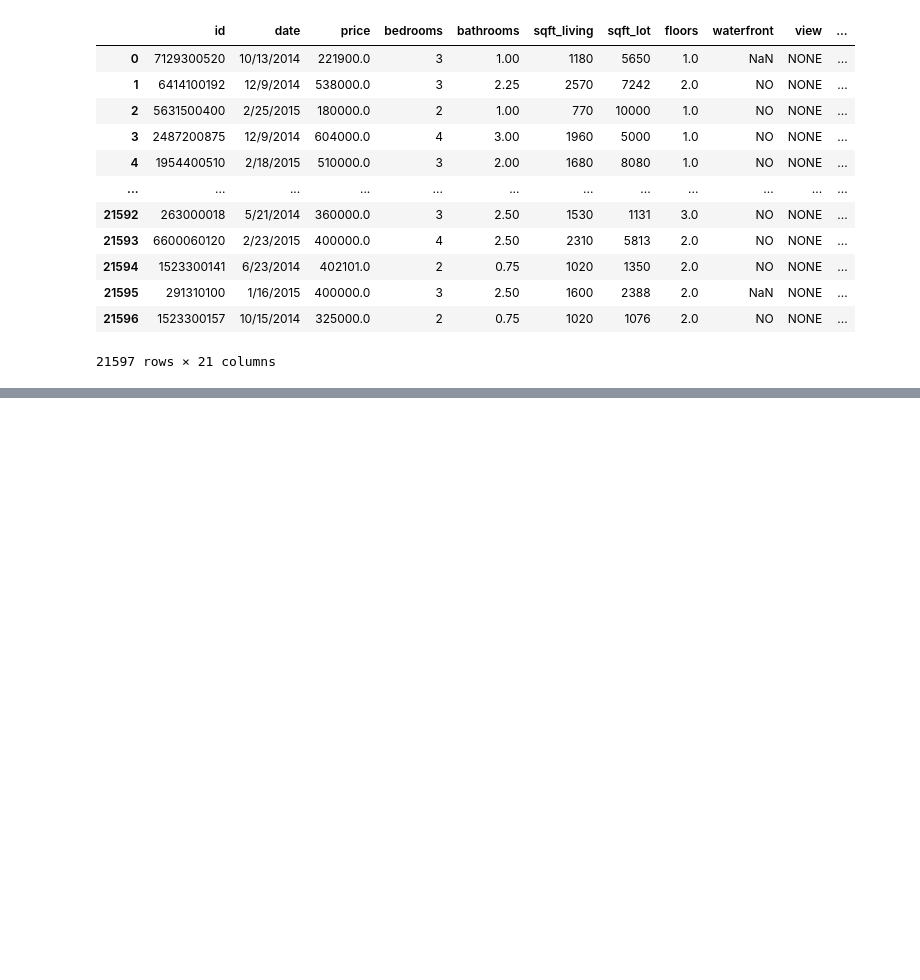
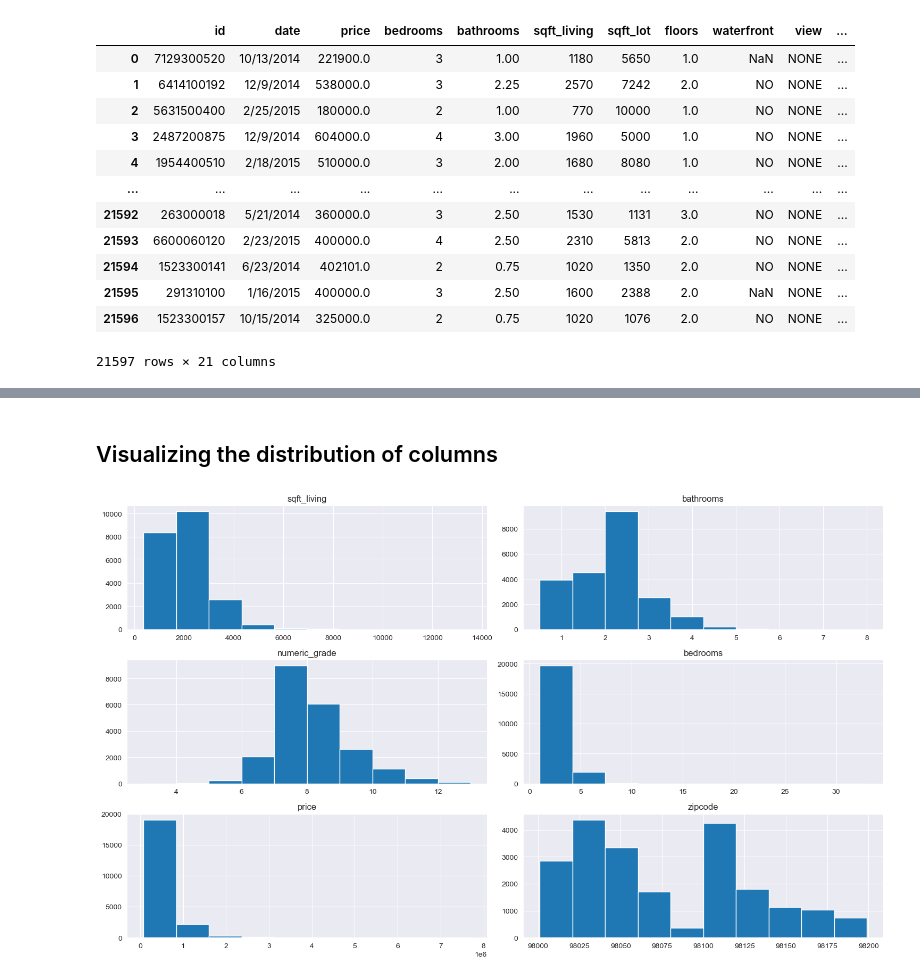
Before and after one commit to swalehmwadime/dsc-phase-2-project-v2-3, a Jupyter notebook: student.ipynb, the cells around one changed output, grey strips where cells are left out. Drawn from its saved outputs; the diff is of its cells as text; code cells hidden in the pictures; blank space fills up the shorter version.

```diff
--- a/student.ipynb
+++ b/student.ipynb
@@ -40,7 +39,16 @@ This project uses the King County House Sales dataset.
 #Importing required libraries
 
 import pandas as pd
+import matplotlib.pyplot as plt
+%matplotlib inline
+
+import seaborn as sns
+# Set the Seaborn style
+sns.set_style("darkgrid")
+
+import statsmodels.api as sm
 import numpy as np
+import scipy.stats as stats
 # %%
 data=pd.read_csv('data/kc_house_data.csv')
 data
@@ -107,0 +170,22 @@ Name: grade, Length: 21597, dtype: object
+# %%
+# Define a function to extract the numeric grade from the grade column
+def extract_numeric_grade(s):
+    numeric_str = ''
+    for char in s:
+        if char.isdigit():
+            numeric_str += char
+    return int(numeric_str)
+
+# Define a function to extract the grade description from the grade column
+def extract_grade_desc(s):
+    grade_desc = ''
+    for char in s:
+        if not char.isdigit() and char != ' ':
+            grade_desc += char
+    return grade_desc.strip()
+
+# Extract the numeric grade and grade description using the custom functions
+data['numeric_grade'] = data['grade'].apply(lambda x: extract_numeric_grade(x))
+data['grade_desc'] = data['grade'].apply(lambda x: extract_grade_desc(x))
+
+data.head()
@@ -107,0 +199,4 @@ Name: grade, Length: 21597, dtype: object
+# %%
+data.drop(columns=['condition', 'grade', 'id', 'date'], inplace=True)
+
+data.head()
@@ -107,0 +272,4 @@ Name: grade, Length: 21597, dtype: object
+# %%
+relevant_columns=['sqft_living','bathrooms','numeric_grade','bedrooms','price', 'zipcode']
+data=data[relevant_columns]
+data
@@ -107,0 +314,9 @@ Name: grade, Length: 21597, dtype: object
+# %% [markdown]
+## Visualizing the distribution of columns
+# %%
+# Plot histograms of all columns in the DataFrame
+data.hist(figsize=(15, 9))
+plt.tight_layout()
+plt.show()
+# %% [output]
+[figure, added]
```
Also changed, not shown: parts of 73 cells of this notebook.
